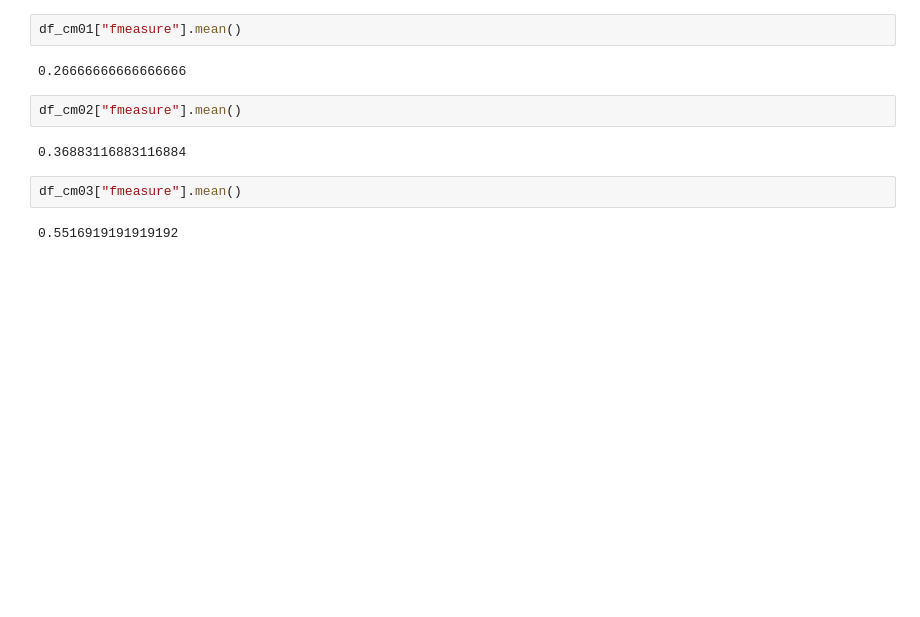
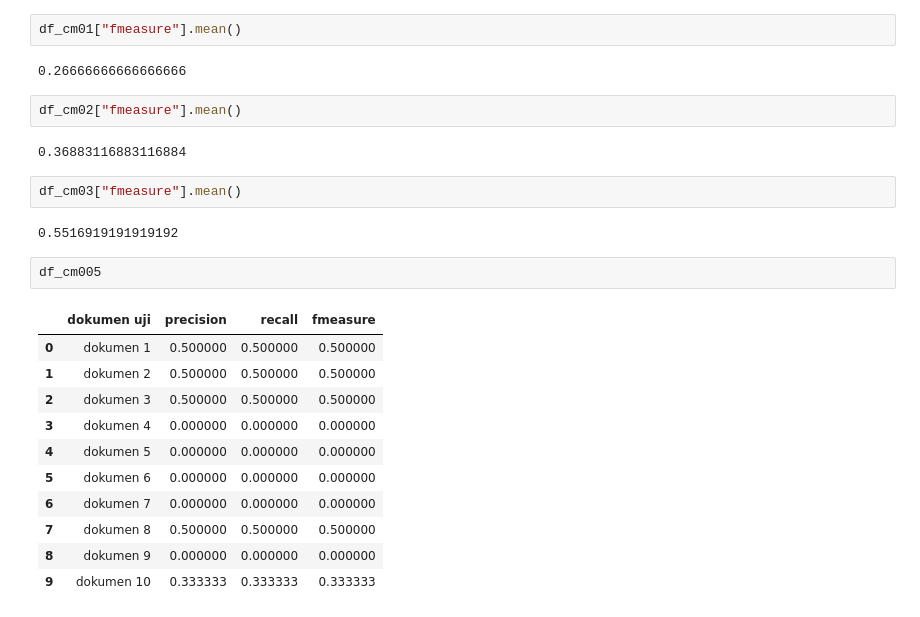
Before and after one commit to dahliahadfury/automaticsummarize, a Jupyter notebook: peringkasan BM25/evaluasi.ipynb, the cells around one changed output. Cells and saved outputs as stored; diff of their text form; blank space fills up the shorter version.

```diff
--- a/peringkasan BM25/evaluasi.ipynb
+++ b/peringkasan BM25/evaluasi.ipynb
@@ -262,3 +262,17 @@ df_cm02["fmeasure"].mean()
 df_cm03["fmeasure"].mean()
 # %% [output]
 0.5516919191919192
+# %%
+df_cm005
+# %% [output]
+|  | dokumen uji | precision | recall | fmeasure |
+| 0 | dokumen 1 | 0.500000 | 0.500000 | 0.500000 |
+| 1 | dokumen 2 | 0.500000 | 0.500000 | 0.500000 |
+| 2 | dokumen 3 | 0.500000 | 0.500000 | 0.500000 |
+| 3 | dokumen 4 | 0.000000 | 0.000000 | 0.000000 |
+| 4 | dokumen 5 | 0.000000 | 0.000000 | 0.000000 |
+| 5 | dokumen 6 | 0.000000 | 0.000000 | 0.000000 |
+| 6 | dokumen 7 | 0.000000 | 0.000000 | 0.000000 |
+| 7 | dokumen 8 | 0.500000 | 0.500000 | 0.500000 |
+| 8 | dokumen 9 | 0.000000 | 0.000000 | 0.000000 |
+| 9 | dokumen 10 | 0.333333 | 0.333333 | 0.333333 |
```
Also changed, not shown: 2 other files.
